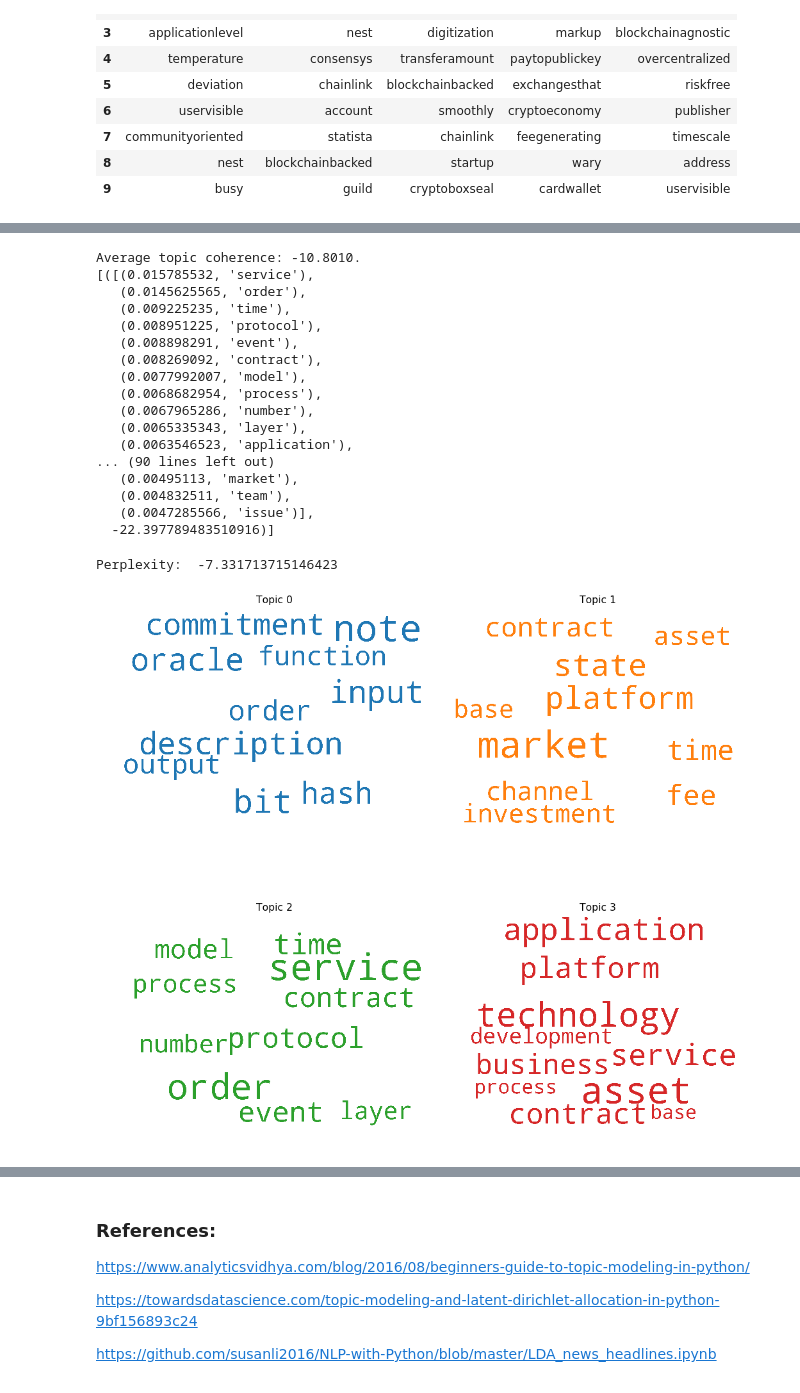
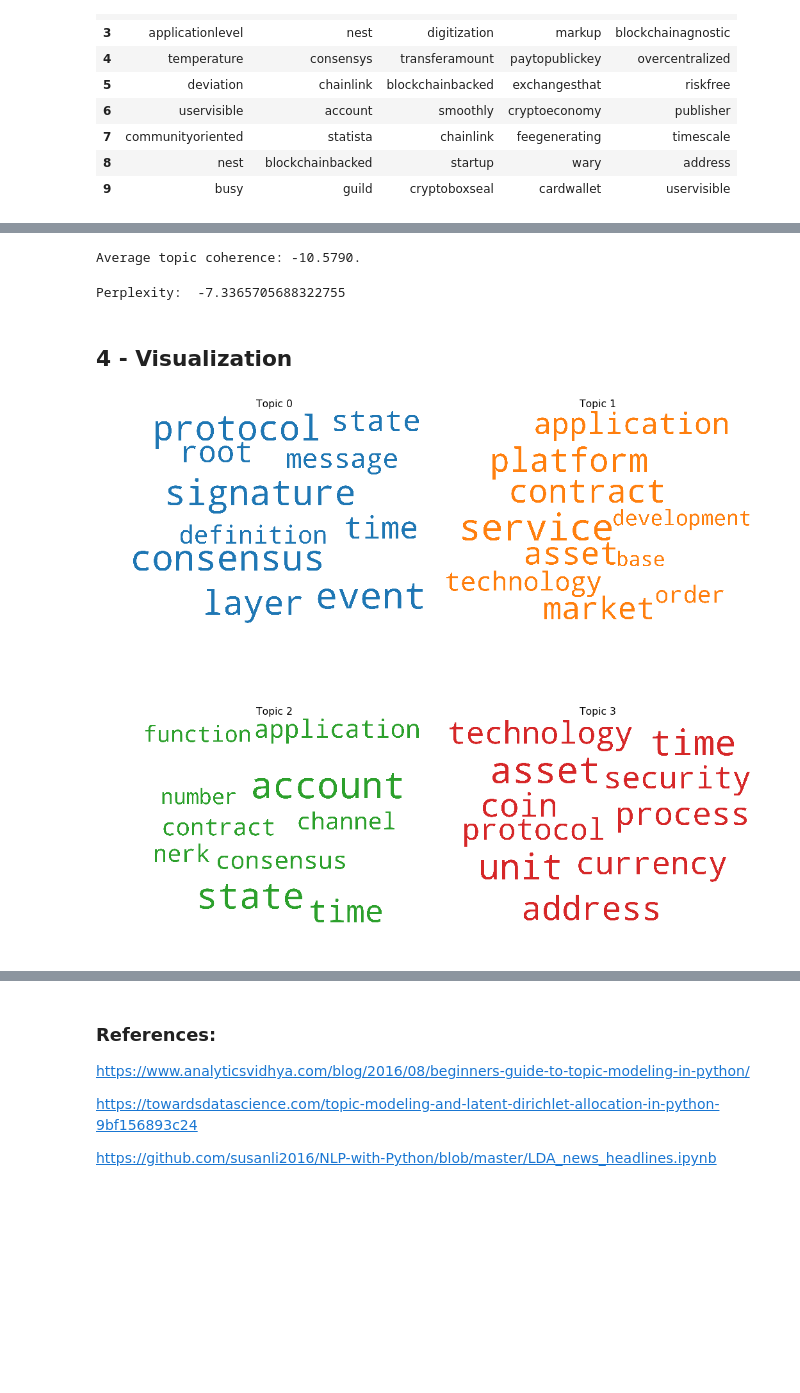
Before and after one commit to luisdiegocm/HWR_DataScience_Project, a Jupyter notebook: notebooks/4- Topic Modeling.ipynb, the cells around one changed output, grey strips where cells are left out. Cells and saved outputs as stored; diff of their text form; code cells hidden in the pictures; blank space fills up the shorter version.

```diff
--- a/notebooks/4- Topic Modeling.ipynb
+++ b/notebooks/4- Topic Modeling.ipynb
@@ -402,35 +331,0 @@ Doesn't even makes sense. Will omit this!
-# %%
-# 1. Wordcloud of Top N words in each topic
-from matplotlib import pyplot as plt
-from wordcloud import WordCloud, STOPWORDS
-import matplotlib.colors as mcolors
-
-cols = [color for name, color in mcolors.TABLEAU_COLORS.items()]  # more colors: 'mcolors.XKCD_COLORS'
-
-cloud = WordCloud(stopwords=stop_words,
-                  background_color='white',
-                  width=2500,
-                  height=1800,
-                  max_words=10,
-                  colormap='tab10',
-                  color_func=lambda *args, **kwargs: cols[i],
-                  prefer_horizontal=1.0)
-
-topics = lda_gensim.show_topics(formatted=False)
-
-fig, axes = plt.subplots(2, 2, figsize=(15,15), sharex=True, sharey=True, dpi = 70)
-
-for i, ax in enumerate(axes.flatten()):
-    fig.add_subplot(ax)
-    topic_words = dict(topics[i][1])
-    cloud.generate_from_frequencies(topic_words, max_font_size=300)
-    plt.gca().imshow(cloud)
-    plt.gca().set_title('Topic ' + str(i), fontdict=dict(size=16))
-    plt.gca().axis('off')
-
-
-plt.subplots_adjust(wspace=0, hspace=0)
-plt.axis('off')
-plt.margins(x=0, y=0)
-plt.tight_layout()
-plt.show()
@@ -522,7 +380,7 @@ corpusn = matutils.Sparse2Corpus(scipy.sparse.csr_matrix(data_dtmn.transpose()))
 id2wordn = dict((v, k) for k, v in cvn.vocabulary_.items())
 # %%
 # Let's start with 5 topics again
-lda_tfidf_2 = gensim.models.ldamodel.LdaModel(corpus=corpusn,
+lda_2 = gensim.models.ldamodel.LdaModel(corpus=corpusn,
                                            id2word=id2wordn,
                                            num_topics=5,
                                            random_state=42,
@@ -560,5 +410,5 @@ get_lda_topics(lda_tfidf_2, 5)
 # %%
-top_topics = lda_tfidf_2.top_topics(corpus)
+top_topics = lda_2.top_topics(corpus)
 #Average topic coherence is the sum of topic coherences of all topics, divided by the number of topics.
 avg_topic_coherence = sum([t[1] for t in top_topics]) / 10
 print('Average topic coherence: %.4f.' % avg_topic_coherence)
@@ -566,60 +416,49 @@ print('Average topic coherence: %.4f.' % avg_topic_coherence)
 #from pprint import pprint
 #pprint(top_topics)
 # %% [output]
-Average topic coherence: -10.8010.
-[([(0.015785532, 'service'),
-   (0.0145625565, 'order'),
-   (0.009225235, 'time'),
-   (0.008951225, 'protocol'),
-   (0.008898291, 'event'),
-   (0.008269092, 'contract'),
-   (0.0077992007, 'model'),
-   (0.0068682954, 'process'),
-   (0.0067965286, 'number'),
-   (0.0065335343, 'layer'),
-   (0.0063546523, 'application'),
-... (90 lines left out)
-   (0.00495113, 'market'),
-   (0.004832511, 'team'),
-   (0.0047285566, 'issue')],
-  -22.397789483510916)]
+Average topic coherence: -10.5790.
 # %%
 # Compute Perplexity
-print('\nPerplexity: ', lda_tfidf_2.log_perplexity(corpusn))  # a measure of how good the model is. lower the better.
+print('\nPerplexity: ', lda_2.log_perplexity(corpusn))  # a measure of how good the model is. lower the better.
 # %% [output]
-Perplexity:  -7.331713715146423
+Perplexity:  -7.3365705688322755
+# %% [markdown]
+## 4 - Visualization
 # %%
-#Lets see how the top words differ
+# 1. Wordcloud of Top N words in each topic
+%matplotlib inline
+from matplotlib import pyplot as plt
+from wordcloud import WordCloud, STOPWORDS
 import matplotlib.colors as mcolors
 
 cols = [color for name, color in mcolors.TABLEAU_COLORS.items()]  # more colors: 'mcolors.XKCD_COLORS'
 
 cloud = WordCloud(stopwords=stop_words,
                   background_color='white',
                   width=2500,
                   height=1800,
                   max_words=10,
                   colormap='tab10',
                   color_func=lambda *args, **kwargs: cols[i],
                   prefer_horizontal=1.0)
 
-topics = lda_tfidf_2.show_topics(formatted=False)
+topics = lda_2.show_topics(formatted=False)
 
 fig, axes = plt.subplots(2, 2, figsize=(15,15), sharex=True, sharey=True, dpi = 70)
 
 for i, ax in enumerate(axes.flatten()):
     fig.add_subplot(ax)
     topic_words = dict(topics[i][1])
     cloud.generate_from_frequencies(topic_words, max_font_size=300)
     plt.gca().imshow(cloud)
     plt.gca().set_title('Topic ' + str(i), fontdict=dict(size=16))
     plt.gca().axis('off')
 
 
 plt.subplots_adjust(wspace=0, hspace=0)
 plt.axis('off')
 plt.margins(x=0, y=0)
 plt.tight_layout()
 plt.show()
 # %% [output]
-[figure, old version]
+[figure, new version]
```
Also changed, not shown: parts of 45 cells of this notebook, 16 other files.
